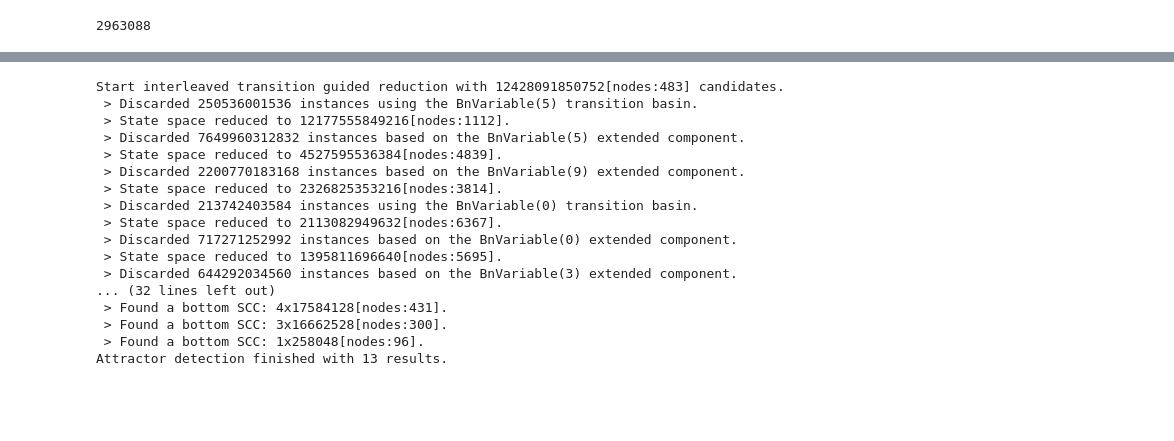
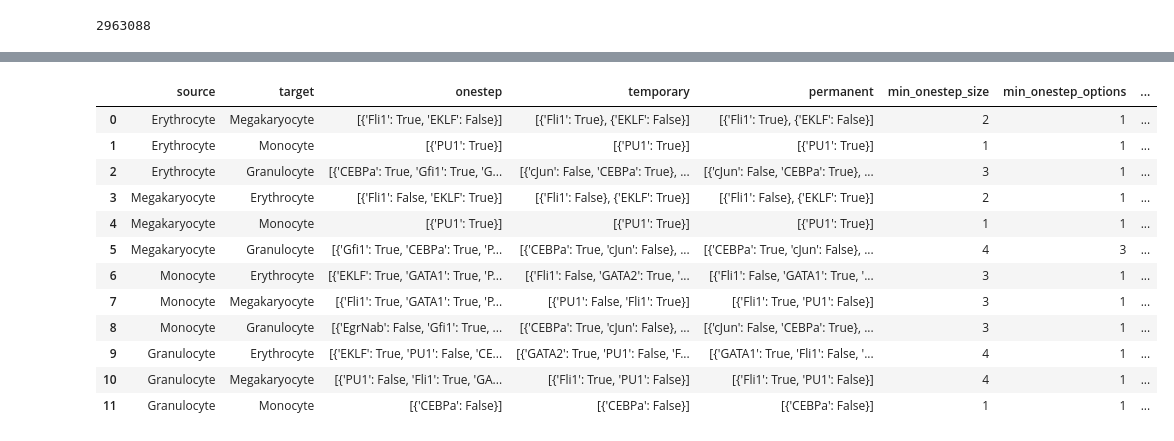
Before and after one commit to sybila/biodivine-aeon-py, a Jupyter notebook: example/case-study/control/main.ipynb, the cells around one changed output, grey strips where cells are left out. Drawn from its saved outputs; the diff is of its cells as text; code cells hidden in the pictures; blank space fills up the shorter version.

```diff
--- a/example/case-study/control/main.ipynb
+++ b/example/case-study/control/main.ipynb
@@ -325,44 +330,34 @@ CARDINALITY
 # %%
-# We need to reassign attractor configuration to the new graph
-attractors = ba.Attractors.attractors(pstg_unknown)
-attractor_vertices = [ a.vertices() for a in attractors ]
-
-erythrocyte = pstg_unknown.mk_subspace_vertices({"EKLF": True})
-erythrocyte_att = [a for a in attractor_vertices if not a.intersect(erythrocyte).is_empty()][0]
-
-megakaryocyte = pstg_unknown.mk_subspace_vertices({"Fli1": True})
-megakaryocyte_att = [a for a in attractor_vertices if not a.intersect(megakaryocyte).is_empty()][0]
-
-monocyte = pstg_unknown.mk_subspace_vertices({"cJun": True})
-monocyte_att = [a for a in attractor_vertices if not a.intersect(monocyte).is_empty()][0]
-
-granulocyte = pstg_unknown.mk_subspace_vertices({"Gfi1": True})
-granulocyte_att = [a for a in attractor_vertices if not a.intersect(granulocyte).is_empty()][0]
-
-all_atts = {
-    "Erythrocyte": erythrocyte_att,
-    "Megakaryocyte": megakaryocyte_att,
-    "Monocyte": monocyte_att,
-    "Granulocyte": granulocyte_att
-}
-
-# Generate al pair possibilities for computing the source-target control
-all_att_pairs = [(s,t) for s in all_atts.keys() for t in all_atts.keys() if s != t]
+# erythrocyte = pstg_unknown.mk_subspace_vertices({'Gfi1': False, 'EKLF': True, 'FOG1': True, 'GATA2': False, 'PU1': False, 'GATA1': True, 'SCL': True, 'cJun': False, 'Fli1': False, 'CEBPa': False, 'EgrNab': False})
+#
+# megakaryocyte = pstg_unknown.mk_subspace_vertices(({'CEBPa': False,'EKLF': False,'EgrNab': False,'FOG1': True,'Fli1': True,'GATA1': True,'GATA2': False,'Gfi1': False,'PU1': False,'SCL': True,'cJun': False}))
+#
+# monocyte = pstg_unknown.mk_subspace_vertices({'CEBPa': False,'EKLF': False,'EgrNab': True,'FOG1': False,'Fli1': False,'GATA1': False,'GATA2': False,'Gfi1': False,'PU1': True,'SCL': False,'cJun': True})
+#
+# granulocyte = pstg_unknown.mk_subspace_vertices({'CEBPa': True,'EKLF': False,'EgrNab': False,'FOG1': False,'Fli1': False,'GATA1': False,'GATA2': False,'Gfi1': True,'PU1': True,'SCL': False,'cJun': False})
+#
+# all_atts = {
+#     "Erythrocyte": erythrocyte_att,
+#     "Megakaryocyte": megakaryocyte_att,
+#     "Monocyte": monocyte_att,
+#     "Granulocyte": granulocyte_att
+# }
+#
+# # Generate al pair possibilities for computing the source-target control
+# all_att_pairs = [(s,t) for s in all_atts.keys() for t in all_atts.keys() if s != t]
-# %% [output]
-Start interleaved transition guided reduction with 12428091850752[nodes:483] candidates.
- > Discarded 250536001536 instances using the BnVariable(5) transition basin.
- > State space reduced to 12177555849216[nodes:1112].
- > Discarded 7649960312832 instances based on the BnVariable(5) extended component.
- > State space reduced to 4527595536384[nodes:4839].
- > Discarded 2200770183168 instances based on the BnVariable(9) extended component.
- > State space reduced to 2326825353216[nodes:3814].
- > Discarded 213742403584 instances using the BnVariable(0) transition basin.
- > State space reduced to 2113082949632[nodes:6367].
- > Discarded 717271252992 instances based on the BnVariable(0) extended component.
- > State space reduced to 1395811696640[nodes:5695].
- > Discarded 644292034560 instances based on the BnVariable(3) extended component.
-... (32 lines left out)
- > Found a bottom SCC: 4x17584128[nodes:431].
- > Found a bottom SCC: 3x16662528[nodes:300].
- > Found a bottom SCC: 1x258048[nodes:96].
-Attractor detection finished with 13 results.
+# %%
+df
+# %% [output]
+|  | source | target | onestep | temporary | permanent | min_onestep_size | min_onestep_options | ... |
+| 0 | Erythrocyte | Megakaryocyte | [{'Fli1': True, 'EKLF': False}] | [{'Fli1': True}, {'EKLF': False}] | [{'Fli1': True}, {'EKLF': False}] | 2 | 1 | ... |
+| 1 | Erythrocyte | Monocyte | [{'PU1': True}] | [{'PU1': True}] | [{'PU1': True}] | 1 | 1 | ... |
+| 2 | Erythrocyte | Granulocyte | [{'CEBPa': True, 'Gfi1': True, 'G... | [{'cJun': False, 'CEBPa': True}, ... | [{'cJun': False, 'CEBPa': True}, ... | 3 | 1 | ... |
+| 3 | Megakaryocyte | Erythrocyte | [{'Fli1': False, 'EKLF': True}] | [{'Fli1': False}, {'EKLF': True}] | [{'Fli1': False}, {'EKLF': True}] | 2 | 1 | ... |
+| 4 | Megakaryocyte | Monocyte | [{'PU1': True}] | [{'PU1': True}] | [{'PU1': True}] | 1 | 1 | ... |
+| 5 | Megakaryocyte | Granulocyte | [{'Gfi1': True, 'CEBPa': True, 'P... | [{'CEBPa': True, 'cJun': False}, ... | [{'CEBPa': True, 'cJun': False}, ... | 4 | 3 | ... |
+| 6 | Monocyte | Erythrocyte | [{'EKLF': True, 'GATA1': True, 'P... | [{'Fli1': False, 'GATA2': True, '... | [{'Fli1': False, 'GATA1': True, '... | 3 | 1 | ... |
+| 7 | Monocyte | Megakaryocyte | [{'Fli1': True, 'GATA1': True, 'P... | [{'PU1': False, 'Fli1': True}] | [{'Fli1': True, 'PU1': False}] | 3 | 1 | ... |
+| 8 | Monocyte | Granulocyte | [{'EgrNab': False, 'Gfi1': True, ... | [{'CEBPa': True, 'cJun': False}, ... | [{'cJun': False, 'CEBPa': True}, ... | 3 | 1 | ... |
+| 9 | Granulocyte | Erythrocyte | [{'EKLF': True, 'PU1': False, 'CE... | [{'GATA2': True, 'PU1': False, 'F... | [{'GATA1': True, 'Fli1': False, '... | 4 | 1 | ... |
+| 10 | Granulocyte | Megakaryocyte | [{'PU1': False, 'Fli1': True, 'GA... | [{'Fli1': True, 'PU1': False}] | [{'Fli1': True, 'PU1': False}] | 4 | 1 | ... |
+| 11 | Granulocyte | Monocyte | [{'CEBPa': False}] | [{'CEBPa': False}] | [{'CEBPa': False}] | 1 | 1 | ... |
```
Also changed, not shown: parts of 21 cells of this notebook, 1 other file.
